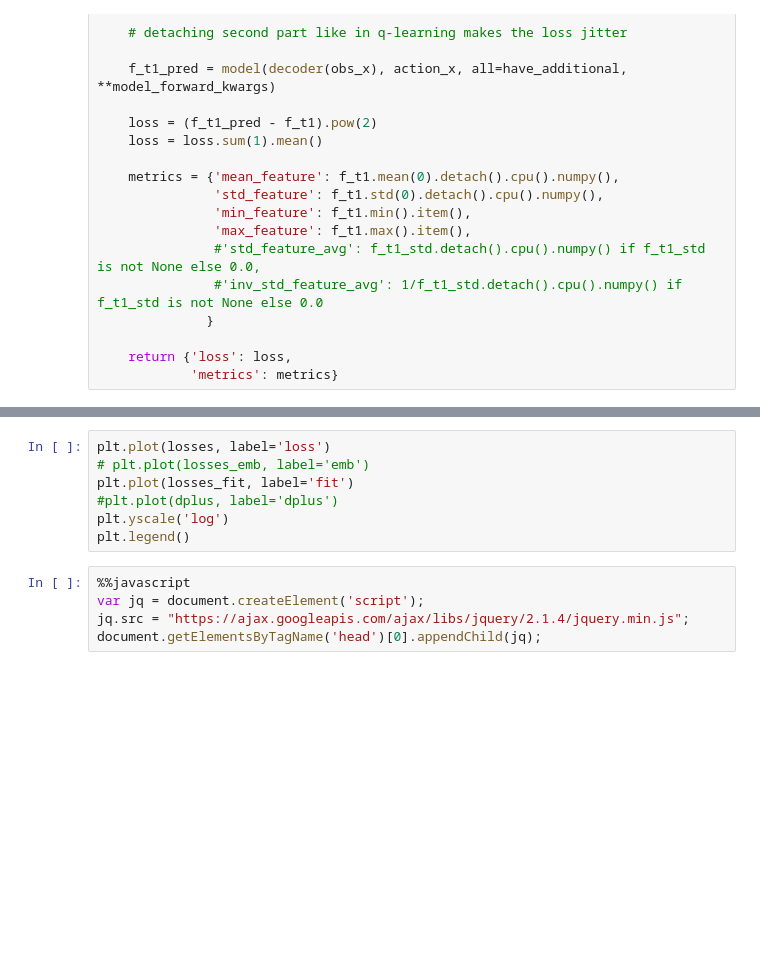
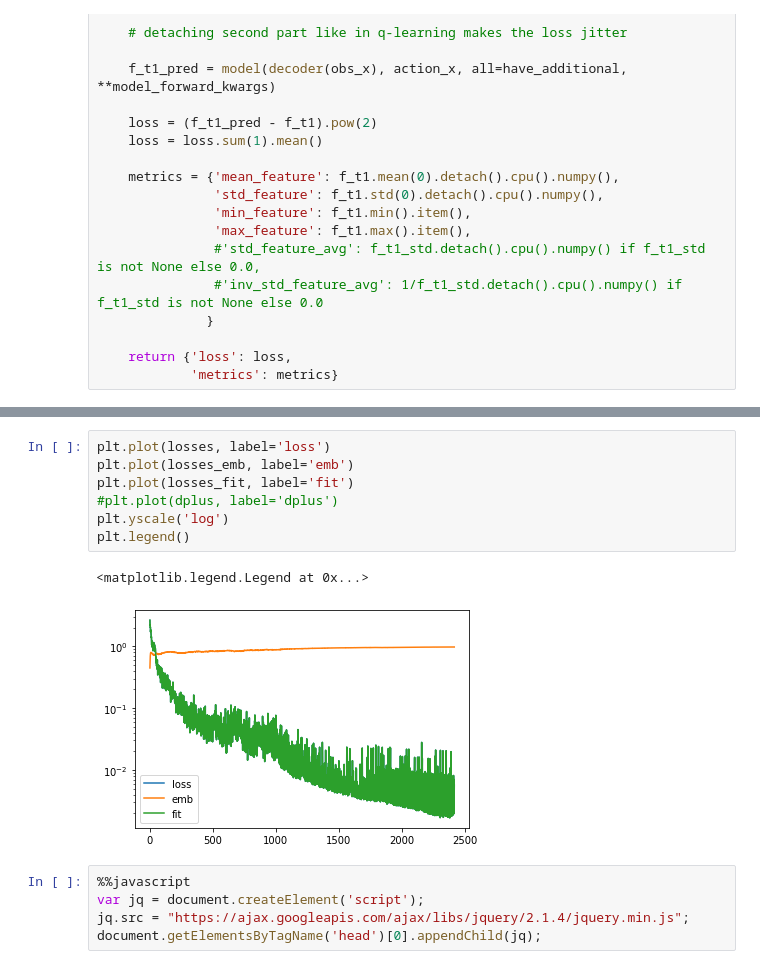
Before and after one commit to sergeivolodin/causality-disentanglement-rl, a Jupyter notebook: debug/siamese_kc_tests.ipynb, the cells around one changed output, grey strips where cells are left out. Drawn from its saved outputs; the diff is of its cells as text; blank space fills up the shorter version.

```diff
--- a/debug/siamese_kc_tests.ipynb
+++ b/debug/siamese_kc_tests.ipynb
@@ -357,10 +368,13 @@ for i in tqdm(range(50000)):
 # %%
 plt.plot(losses, label='loss')
-# plt.plot(losses_emb, label='emb')
+plt.plot(losses_emb, label='emb')
 plt.plot(losses_fit, label='fit')
 #plt.plot(dplus, label='dplus')
 plt.yscale('log')
 plt.legend()
+# %% [output]
+<matplotlib.legend.Legend at 0x...>
+[figure, added]
 # %%
 %%javascript
 var jq = document.createElement('script');
```
Also changed, not shown: parts of 25 cells of this notebook, 3 other files.
